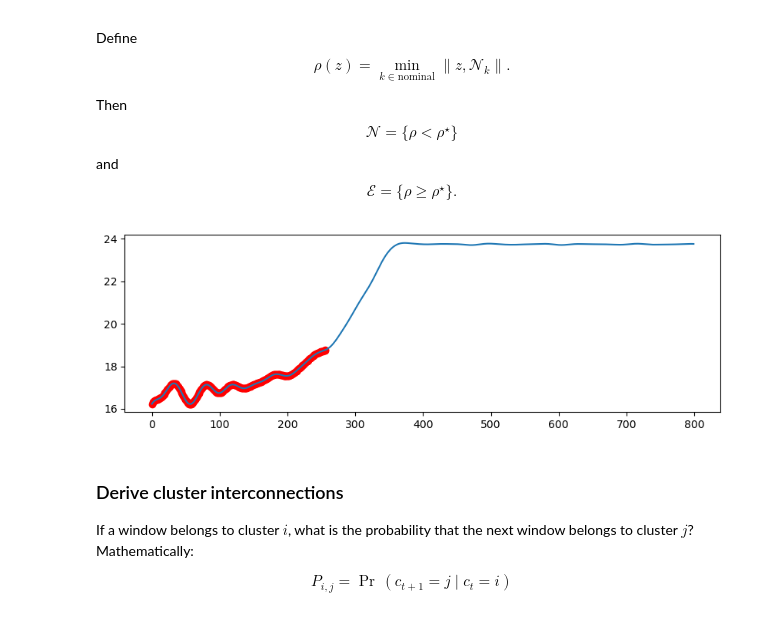
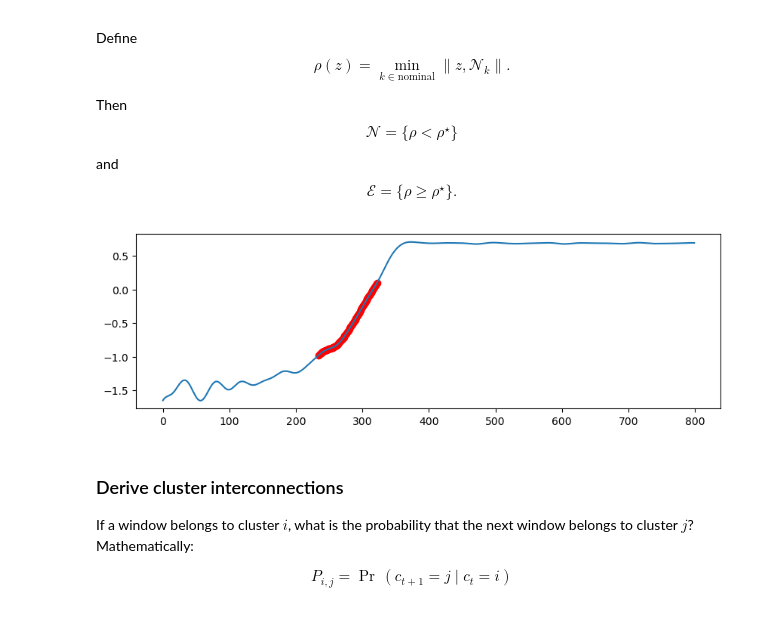
Before and after one commit to maalberg/kind, a Jupyter notebook: examples/regimes/cavity_fold/02_regime_discover.ipynb, the cells around one changed output. Drawn from its saved outputs; the diff is of its cells as text; code cells hidden in the pictures.

```diff
--- a/examples/regimes/cavity_fold/02_regime_discover.ipynb
+++ b/examples/regimes/cavity_fold/02_regime_discover.ipynb
@@ -117,6 +118,12 @@ epoch 80, loss: 0.000020
 
 # --! once more, prepare lookback and forecast windows
 data = util_data.read_datafile(f'{data_dir}/windows', data_nsample)
+
+# --! normalize data
+data = torch.cat([
+    normalize_standard(
+        d, mean, std) for d, mean, std in zip(torch.split(data, 1, dim=-1), data_mean, data_std)], dim=-1)
+
 back, fore = torch.split(data, [back_nsample, fore_nsample], dim=-2)
 
 # --! encode lookback windows
@@ -153,17 +183,17 @@ $$\mathcal{E} = \{ \rho \ge \rho^{\star} \}.$$
 # %%
 # --! plot discovered clusters ontop of data --!
 
 test_data = data[:800, 48, 0]
 test_time = np.arange(len(test_data))
-test_kmeans_idx = kmeans.labels_==1
+test_kmeans_idx = kmeans.labels_==2
 test_kmeans_idx = test_kmeans_idx[:800]
 
 plt.figure(figsize=(10,3))
 plt.plot(test_time, test_data)
 plt.scatter(test_time[test_kmeans_idx], test_data[test_time[test_kmeans_idx]], color='red')
 plt.show()
 # %% [output]
-[figure, old version]
+[figure, new version]
 # %% [markdown]
 ### Derive cluster interconnections
 
```
Also changed, not shown: parts of 4 cells of this notebook, 1 other file.
